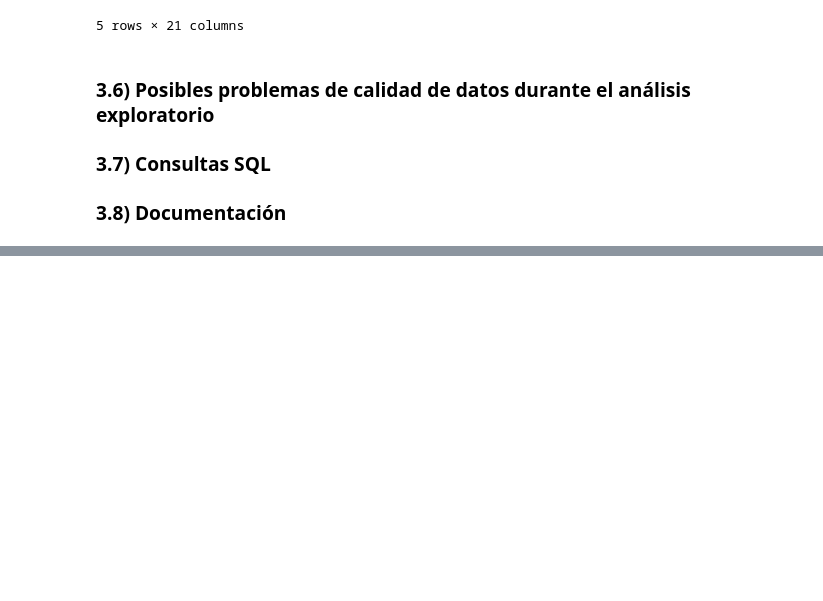
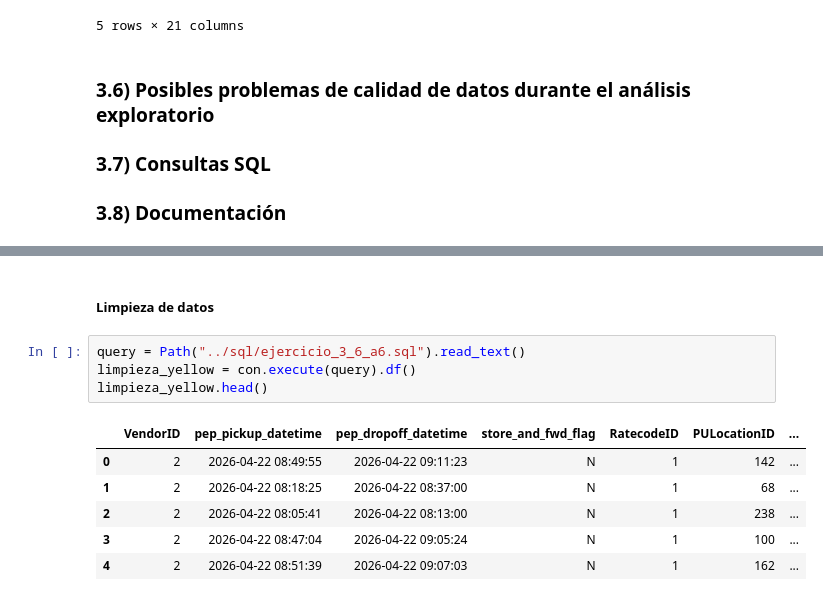
Before and after one commit to ricrod01/duckdb, a Jupyter notebook: notebooks/ejercicio_3.ipynb, the cells around one changed output, grey strips where cells are left out. Cells and saved outputs as stored; diff of their text form; blank space fills up the shorter version.

```diff
--- a/notebooks/ejercicio_3.ipynb
+++ b/notebooks/ejercicio_3.ipynb
@@ -157,0 +541,13 @@ $\textbf{Documentación}$
+# %% [markdown]
+##### Limpieza de datos
+# %%
+query = Path("../sql/ejercicio_3_6_a6.sql").read_text()
+limpieza_yellow = con.execute(query).df()
+limpieza_yellow.head()
+# %% [output]
+|  | VendorID | pep_pickup_datetime | pep_dropoff_datetime | store_and_fwd_flag | RatecodeID | PULocationID | ... |
+| 0 | 2 | 2026-04-22 08:49:55 | 2026-04-22 09:11:23 | N | 1 | 142 | ... |
+| 1 | 2 | 2026-04-22 08:18:25 | 2026-04-22 08:37:00 | N | 1 | 68 | ... |
+| 2 | 2 | 2026-04-22 08:05:41 | 2026-04-22 08:13:00 | N | 1 | 238 | ... |
+| 3 | 2 | 2026-04-22 08:47:04 | 2026-04-22 09:05:24 | N | 1 | 100 | ... |
+| 4 | 2 | 2026-04-22 08:51:39 | 2026-04-22 09:07:03 | N | 1 | 162 | ... |
```
Also changed, not shown: parts of 33 cells of this notebook, 15 other files.
